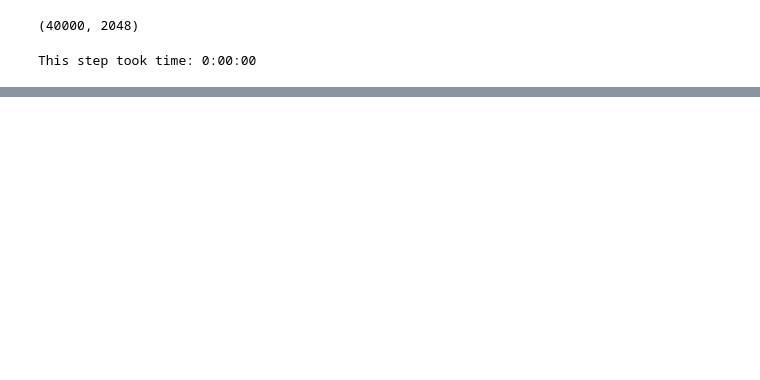
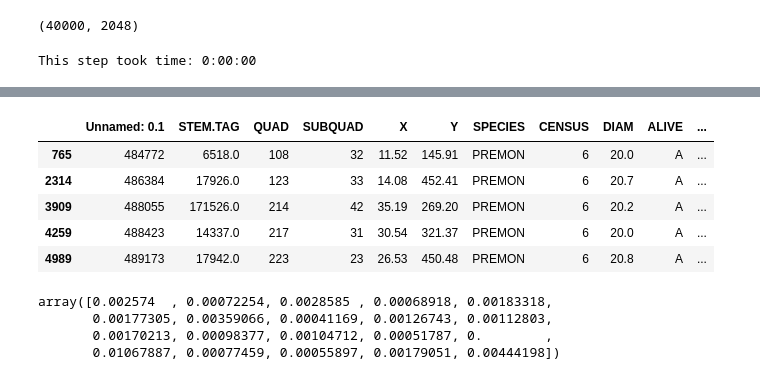
Before and after one commit to helenjin/APL, a Jupyter notebook: InceptionV3_Clustering.ipynb, the cells around one changed output, grey strips where cells are left out. Cells and saved outputs as stored; diff of their text form; code cells hidden in the pictures; blank space fills up the shorter version.

```diff
--- a/InceptionV3_Clustering.ipynb
+++ b/InceptionV3_Clustering.ipynb
@@ -79,0 +52,35 @@ for i in range(len(output)):
+# %%
+lfdp_ground_labels = pd.read_csv("LFDP_ground_labels.csv")
+lfdp_ground_labels = lfdp_ground_labels.drop('Unnamed: 0', axis=1)
+
+lfdp_palm = lfdp_ground_labels.loc[(lfdp_ground_labels['SPECIES'] == 'PREMON') & (lfdp_ground_labels['ALIVE'] == 'A')]
+lfdp_palm = lfdp_palm[lfdp_palm['DIAM'] >= 20]
+lfdp_palm.head()
+# %% [output]
+|  | Unnamed: 0.1 | STEM.TAG | QUAD | SUBQUAD | X | Y | SPECIES | CENSUS | DIAM | ALIVE | ... |
+| 765 | 484772 | 6518.0 | 108 | 32 | 11.52 | 145.91 | PREMON | 6 | 20.0 | A | ... |
+| 2314 | 486384 | 17926.0 | 123 | 33 | 14.08 | 452.41 | PREMON | 6 | 20.7 | A | ... |
+| 3909 | 488055 | 171526.0 | 214 | 42 | 35.19 | 269.20 | PREMON | 6 | 20.2 | A | ... |
+| 4259 | 488423 | 14337.0 | 217 | 31 | 30.54 | 321.37 | PREMON | 6 | 20.0 | A | ... |
+| 4989 | 489173 | 17942.0 | 223 | 23 | 26.53 | 450.48 | PREMON | 6 | 20.8 | A | ... |
+# %%
+palm_num = np.zeros(20)
+for index, entry in lfdp_palm.iterrows():
+    patch_col = entry['pix_1'] // 100
+    patch_row = entry['pix_2'] // 100
+
+    patches_i = patch_row*200 + patch_col
+    palm_num[output[patches_i]] += 1
+
+
+cluster_size = np.zeros(20)
+for i in range(len(output)):
+    cluster_size[output[i]] += 1
+
+palm_relevance = palm_num / (cluster_size + 1)
+palm_relevance
+# %% [output]
+array([0.002574  , 0.00072254, 0.0028585 , 0.00068918, 0.00183318,
+       0.00177305, 0.00359066, 0.00041169, 0.00126743, 0.00112803,
+       0.00170213, 0.00098377, 0.00104712, 0.00051787, 0.        ,
+       0.01067887, 0.00077459, 0.00055897, 0.00179051, 0.00444198])
```
Also changed, not shown: parts of 18 cells of this notebook, 19 other files.
